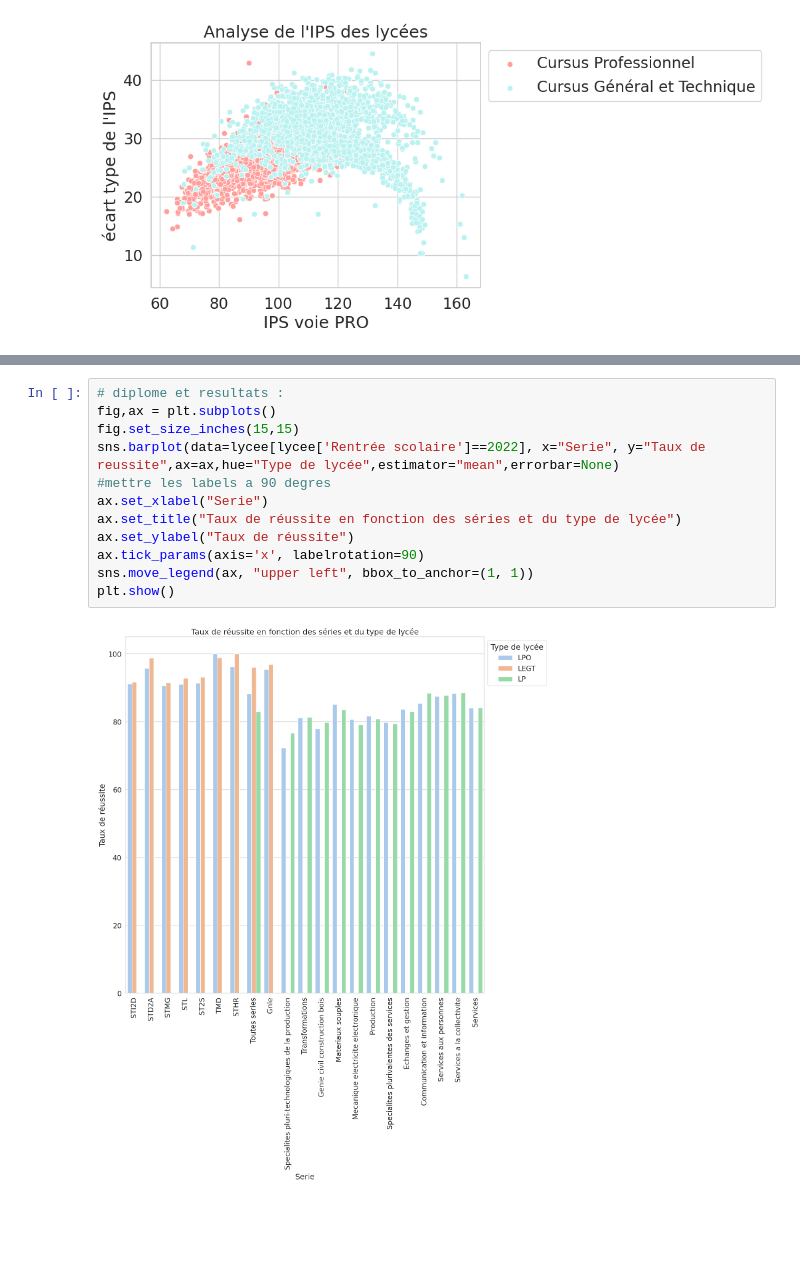
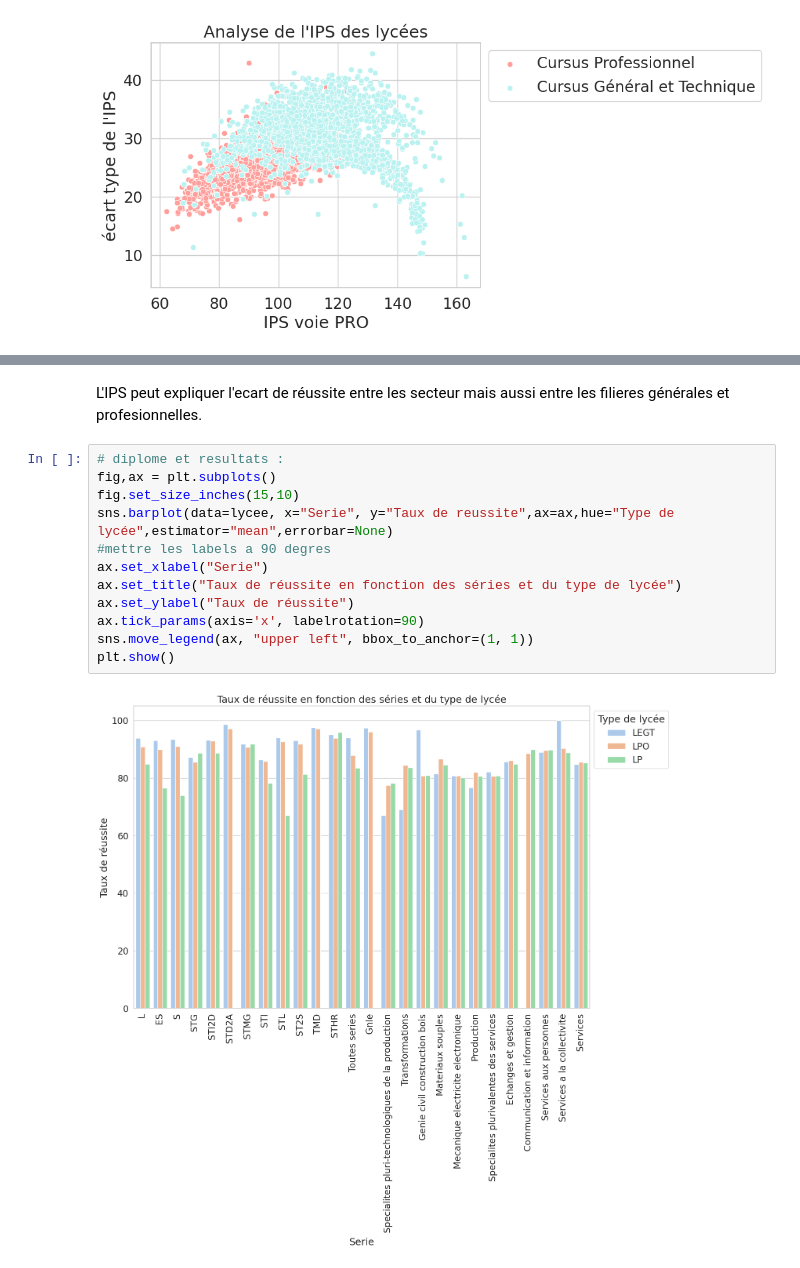
Before and after one commit to barrmath/data_educ, a Jupyter notebook: Analyse finale.ipynb, the cells around one changed output, grey strips where cells are left out. Cells and saved outputs as stored; diff of their text form; blank space fills up the shorter version.

Commit message:
continuer le travail sur les lycées

```diff
--- a/Analyse finale.ipynb
+++ b/Analyse finale.ipynb
@@ -389,17 +437,19 @@ plt.show()
+# %% [markdown]
+L'IPS peut expliquer l'ecart de réussite entre les secteur mais aussi entre les filieres générales et profesionnelles.
 # %%
 # diplome et resultats :
 fig,ax = plt.subplots()
-fig.set_size_inches(15,15)
-sns.barplot(data=lycee[lycee['Rentrée scolaire']==2022], x="Serie", y="Taux de reussite",ax=ax,hue="Type de lycée",estimator="mean",errorbar=None)
+fig.set_size_inches(15,10)
+sns.barplot(data=lycee, x="Serie", y="Taux de reussite",ax=ax,hue="Type de lycée",estimator="mean",errorbar=None)
 #mettre les labels a 90 degres
 ax.set_xlabel("Serie")
 ax.set_title("Taux de réussite en fonction des séries et du type de lycée")
 ax.set_ylabel("Taux de réussite")
 ax.tick_params(axis='x', labelrotation=90)
 sns.move_legend(ax, "upper left", bbox_to_anchor=(1, 1))
 plt.show()
 # %% [output]
-[figure, old version]
+[figure, new version]
 # %%
 # diplome et resultats :
 fig,ax = plt.subplots()
```
Also changed, not shown: parts of 10 cells of this notebook.
